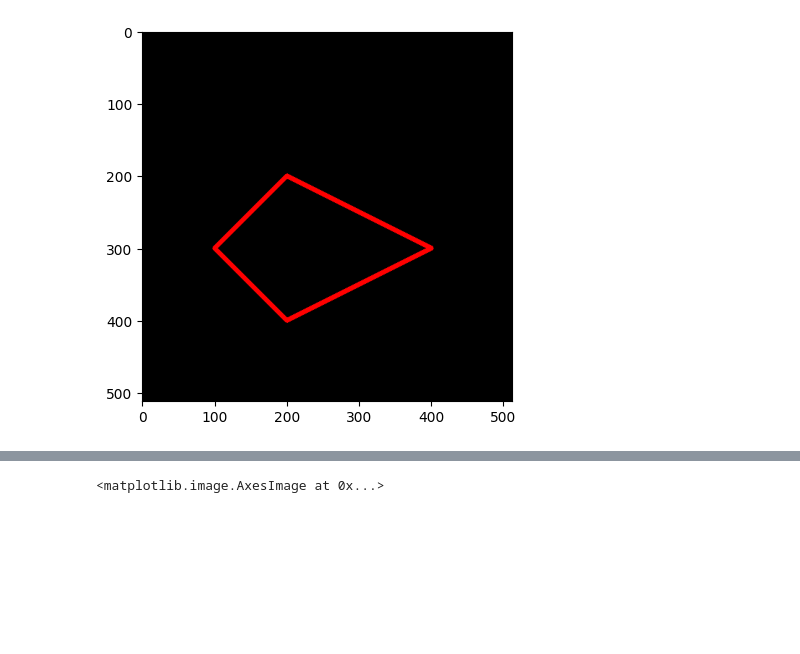
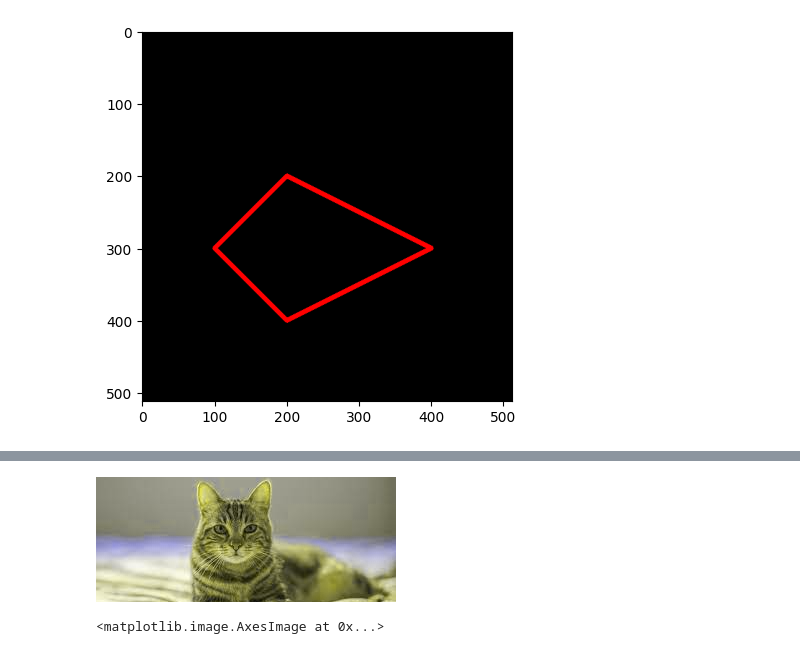
Before and after one commit to putricha/PCVK_Ganjil_2024, a Jupyter notebook: Week2.ipynb, the cells around one changed output, grey strips where cells are left out. Saved outputs shown, nothing was run; the diff lists cells and outputs as text; code cells hidden in the pictures; blank space fills up the shorter version.

```diff
--- a/Week2.ipynb
+++ b/Week2.ipynb
@@ -116,3 +137,11 @@ plt.imshow(black_img2)
+# %%
+kucing = cv.imread('/content/drive/MyDrive/PCVK/kucing.jpg');
+img_rgb = cv.cvtColor(kucing, cv.COLOR_BGR2RGB)
+img = img_rgb[5:130,:]
+r_image = cv.merge([img[:, :, 2], img[:, :, 0], img[:, :, 0]])
+cv2_imshow(r_image)
+# %% [output]
+[figure, added]
 # %%
 black_img2= np.zeros(shape=(512,512,3), dtype=np.int32)
 cv.rectangle(black_img2, pt1=(200,200), pt2=(300,300), color=(0,0,255), thickness=-1)
```
Also changed, not shown: parts of 9 cells of this notebook.
